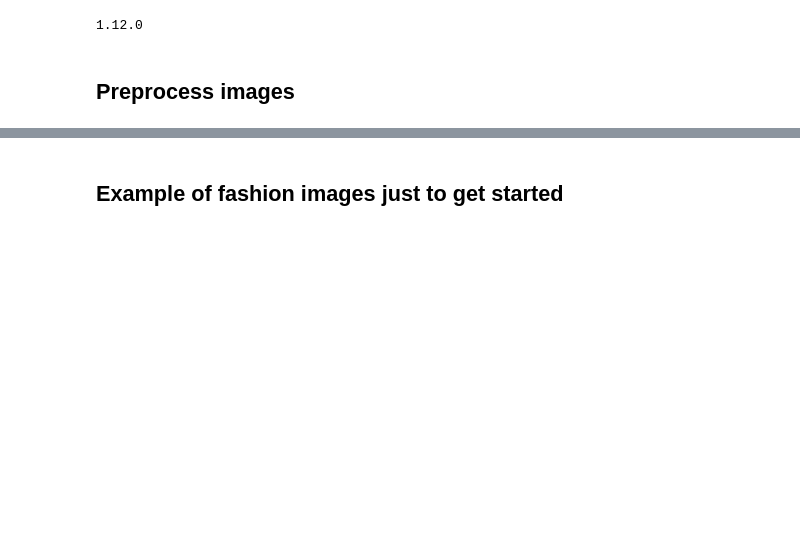
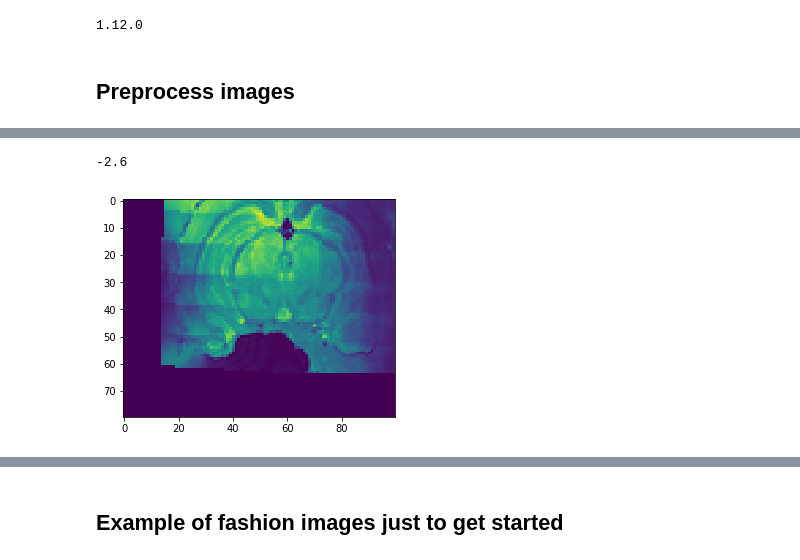
Before and after one commit to lmn93beo/brain-registration, a Jupyter notebook: tflow_example.ipynb, the cells around one changed output, grey strips where cells are left out. Saved outputs shown, nothing was run; the diff lists cells and outputs as text; code cells hidden in the pictures; blank space fills up the shorter version.

```diff
--- a/tflow_example.ipynb
+++ b/tflow_example.ipynb
@@ -104,0 +129,7 @@ test_coords = shuffled_coords[ntrain+nval:]
+# %%
+id = 700
+plt.imshow(train_images[id][:,:,0])
+print(train_coords[id])
+# %% [output]
+-2.6
+[figure, added]
```
Also changed, not shown: parts of 19 cells of this notebook.
